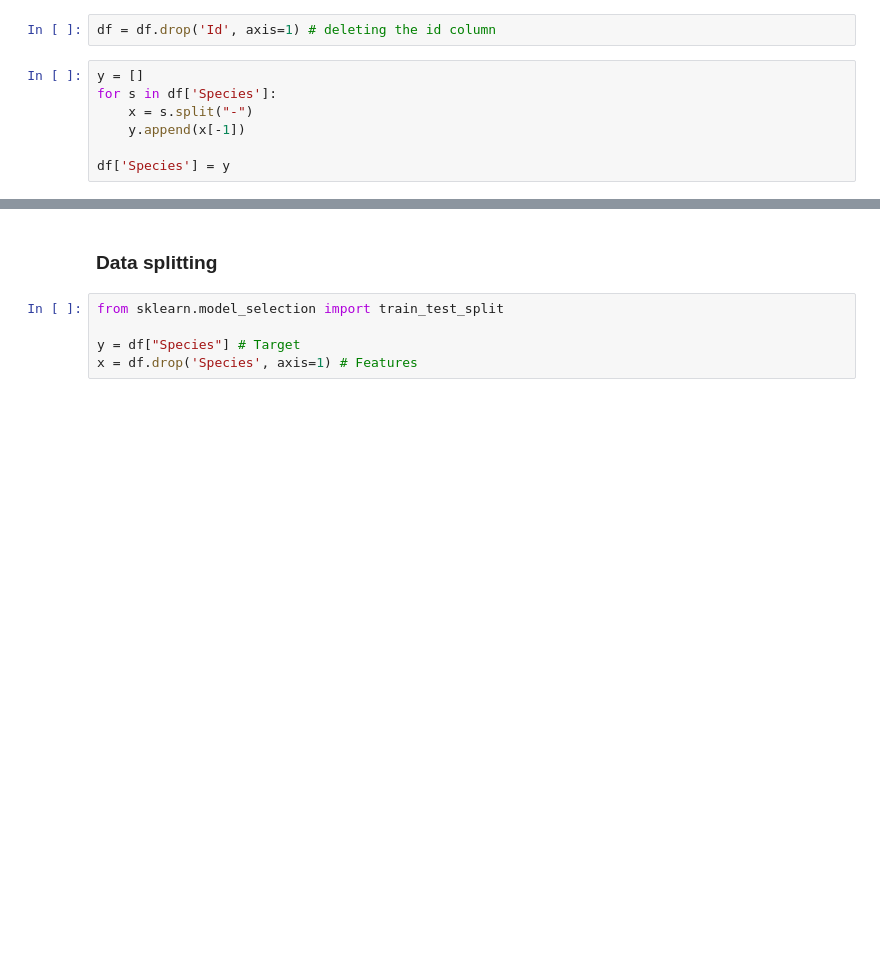
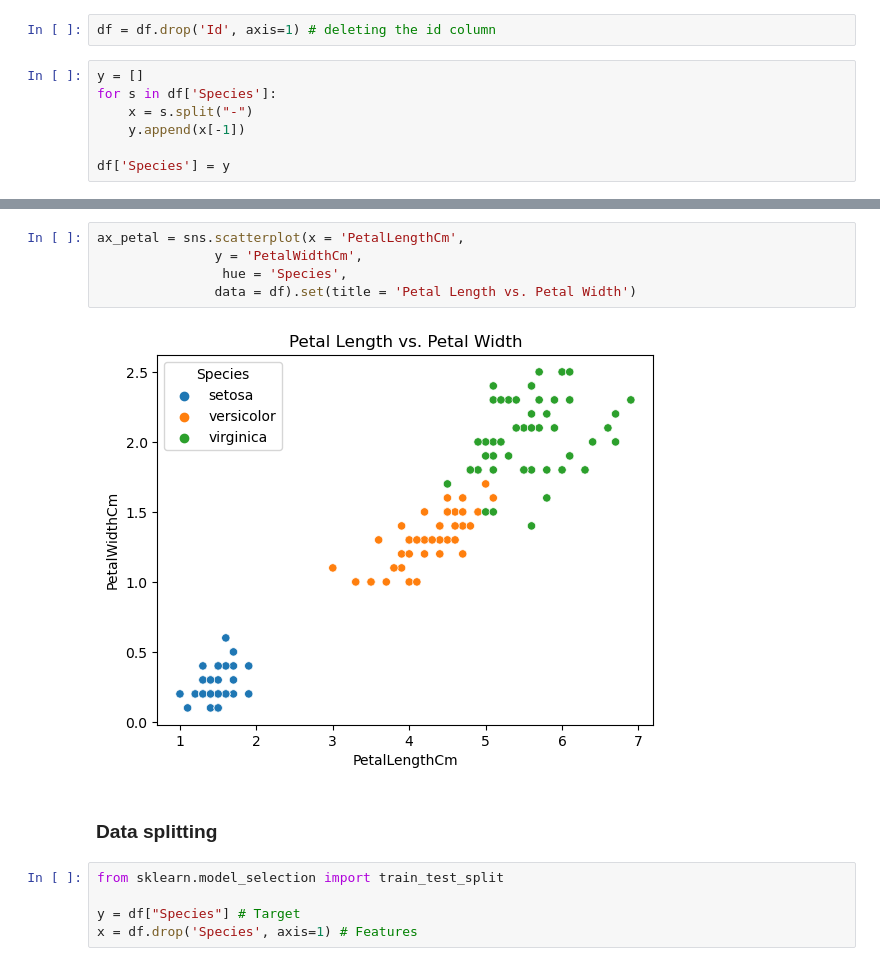
Before and after one commit to vernavan/DataProjects, a Jupyter notebook: Iris_Predictor.ipynb, the cells around one changed output, grey strips where cells are left out. Drawn from its saved outputs; the diff is of its cells as text; blank space fills up the shorter version.

```diff
--- a/Iris_Predictor.ipynb
+++ b/Iris_Predictor.ipynb
@@ -80,3 +92,10 @@ df['Species'] = y
+# %%
+ax_petal = sns.scatterplot(x = 'PetalLengthCm',
+               y = 'PetalWidthCm',
+                hue = 'Species',
+               data = df).set(title = 'Petal Length vs. Petal Width')
+# %% [output]
+[figure, added]
 # %% [markdown]
 ### Data splitting
 # %%
```
Also changed, not shown: parts of 7 cells of this notebook.
